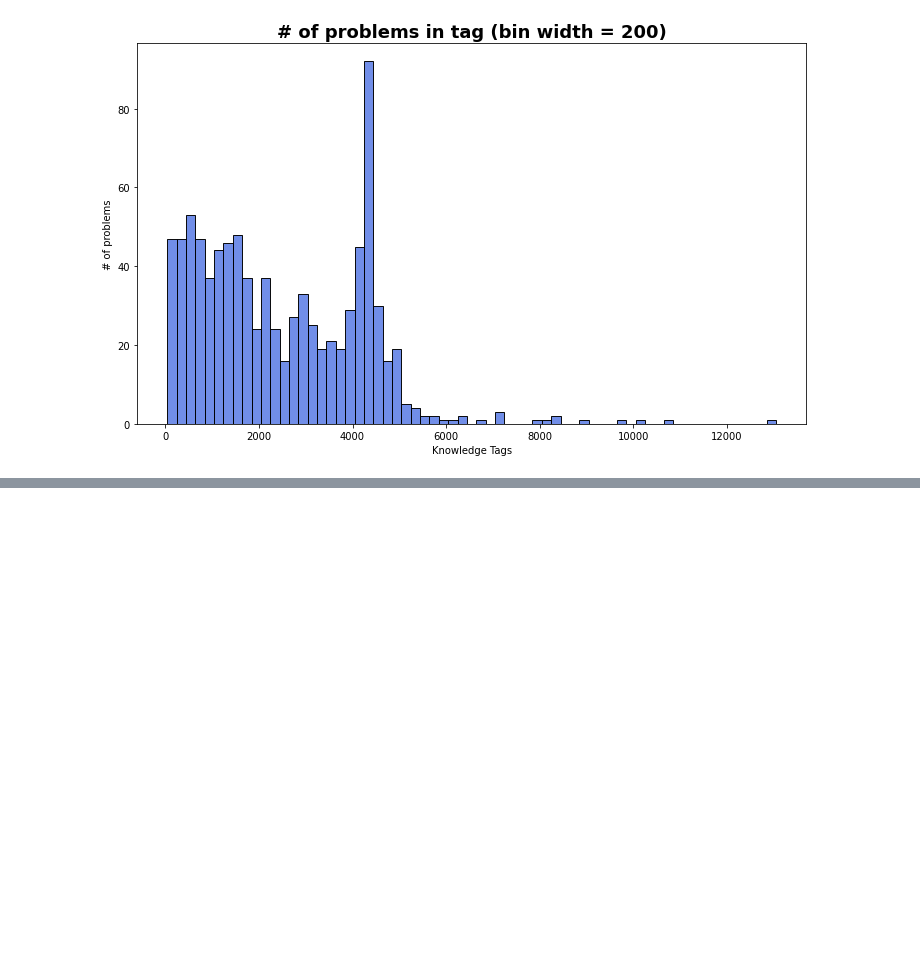
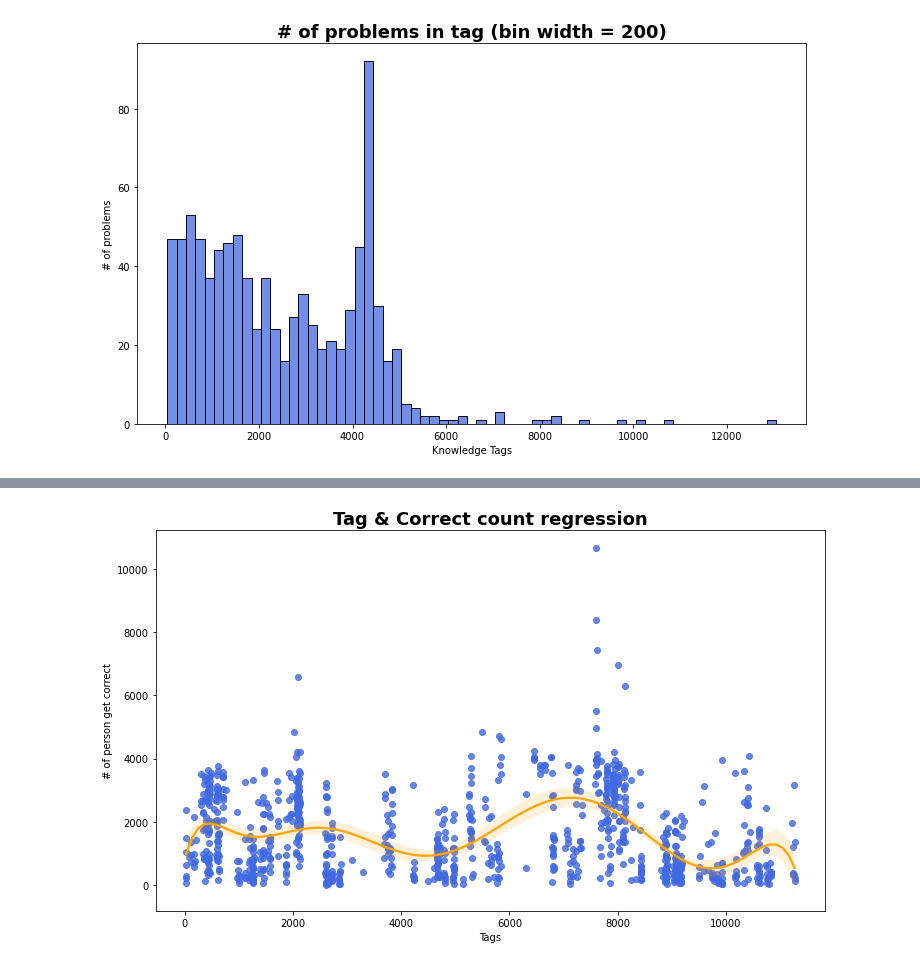
Before and after one commit to boostcampaitech3/level2-dkt-level2-recsys-07, a Jupyter notebook: EDA/eda_Jongmoon.ipynb, the cells around one changed output, grey strips where cells are left out. Drawn from its saved outputs; the diff is of its cells as text; code cells hidden in the pictures; blank space fills up the shorter version.

```diff
--- a/EDA/eda_Jongmoon.ipynb
+++ b/EDA/eda_Jongmoon.ipynb
@@ -386,0 +402,10 @@ plt.show()
+# %%
+fig, ax = plt.subplots(1, 1, figsize=(12, 7))
+
+sns.regplot(x=tags, y=correct, order=10, color="royalblue", line_kws={"color": "orange"})
+ax.set_title("Tag & Correct count regression", fontsize=18, fontweight="semibold")
+ax.set_xlabel("Tags")
+ax.set_ylabel("# of person get correct")
+plt.show()
+# %% [output]
+[figure, added]
```
Also changed, not shown: parts of 8 cells of this notebook.
